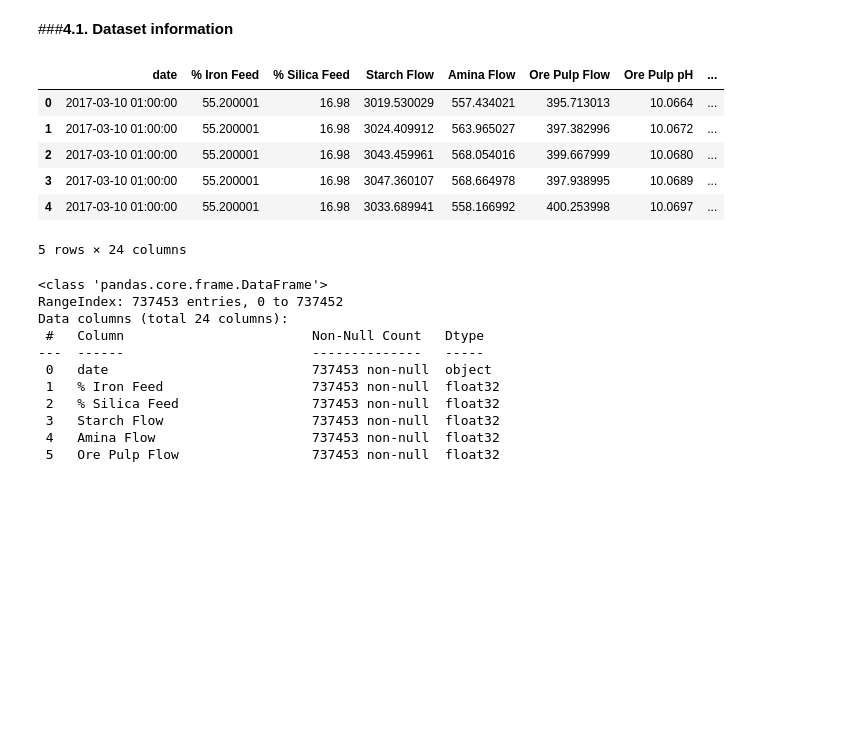
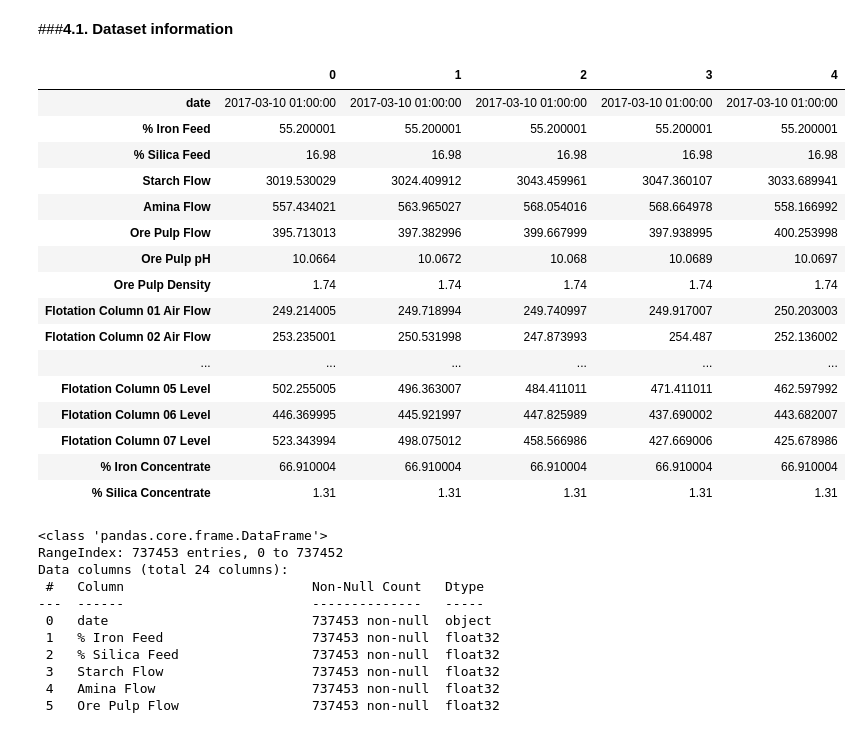
Before and after one commit to arifaygun/Advanced-Pandas, a Jupyter notebook: AA_Iron_Ore_Froth_Flotation_Quality_Prediction.ipynb, the cells around one changed output. Drawn from its saved outputs; the diff is of its cells as text; code cells hidden in the pictures; blank space fills up the shorter version.

```diff
--- a/AA_Iron_Ore_Froth_Flotation_Quality_Prediction.ipynb
+++ b/AA_Iron_Ore_Froth_Flotation_Quality_Prediction.ipynb
@@ -114,15 +114,25 @@ Mem. usage decreased to 70.33 Mb (47.9% reduction)
 # %% [markdown]
 ###**4.1. Dataset information**
 # %%
-flotation.head()
+flotation.head().T
 # %% [output]
-|  | date | % Iron Feed | % Silica Feed | Starch Flow | Amina Flow | Ore Pulp Flow | Ore Pulp pH | ... |
-| 0 | 2017-03-10 01:00:00 | 55.200001 | 16.98 | 3019.530029 | 557.434021 | 395.713013 | 10.0664 | ... |
-| 1 | 2017-03-10 01:00:00 | 55.200001 | 16.98 | 3024.409912 | 563.965027 | 397.382996 | 10.0672 | ... |
-| 2 | 2017-03-10 01:00:00 | 55.200001 | 16.98 | 3043.459961 | 568.054016 | 399.667999 | 10.0680 | ... |
-| 3 | 2017-03-10 01:00:00 | 55.200001 | 16.98 | 3047.360107 | 568.664978 | 397.938995 | 10.0689 | ... |
-| 4 | 2017-03-10 01:00:00 | 55.200001 | 16.98 | 3033.689941 | 558.166992 | 400.253998 | 10.0697 | ... |
+|  | 0 | 1 | 2 | 3 | 4 |
+| date | 2017-03-10 01:00:00 | 2017-03-10 01:00:00 | 2017-03-10 01:00:00 | 2017-03-10 01:00:00 | 2017-03-10 01:00:00 |
+| % Iron Feed | 55.200001 | 55.200001 | 55.200001 | 55.200001 | 55.200001 |
+| % Silica Feed | 16.98 | 16.98 | 16.98 | 16.98 | 16.98 |
+| Starch Flow | 3019.530029 | 3024.409912 | 3043.459961 | 3047.360107 | 3033.689941 |
+| Amina Flow | 557.434021 | 563.965027 | 568.054016 | 568.664978 | 558.166992 |
+| Ore Pulp Flow | 395.713013 | 397.382996 | 399.667999 | 397.938995 | 400.253998 |
+| Ore Pulp pH | 10.0664 | 10.0672 | 10.068 | 10.0689 | 10.0697 |
+| Ore Pulp Density | 1.74 | 1.74 | 1.74 | 1.74 | 1.74 |
+| Flotation Column 01 Air Flow | 249.214005 | 249.718994 | 249.740997 | 249.917007 | 250.203003 |
+| Flotation Column 02 Air Flow | 253.235001 | 250.531998 | 247.873993 | 254.487 | 252.136002 |
+| ... | ... | ... | ... | ... | ... |
+| Flotation Column 05 Level | 502.255005 | 496.363007 | 484.411011 | 471.411011 | 462.597992 |
+| Flotation Column 06 Level | 446.369995 | 445.921997 | 447.825989 | 437.690002 | 443.682007 |
+| Flotation Column 07 Level | 523.343994 | 498.075012 | 458.566986 | 427.669006 | 425.678986 |
+| % Iron Concentrate | 66.910004 | 66.910004 | 66.910004 | 66.910004 | 66.910004 |
+| % Silica Concentrate | 1.31 | 1.31 | 1.31 | 1.31 | 1.31 |
-5 rows × 24 columns
 # %%
 flotation.info()
 # %% [output]
```
Also changed, not shown: parts of 43 cells of this notebook.
